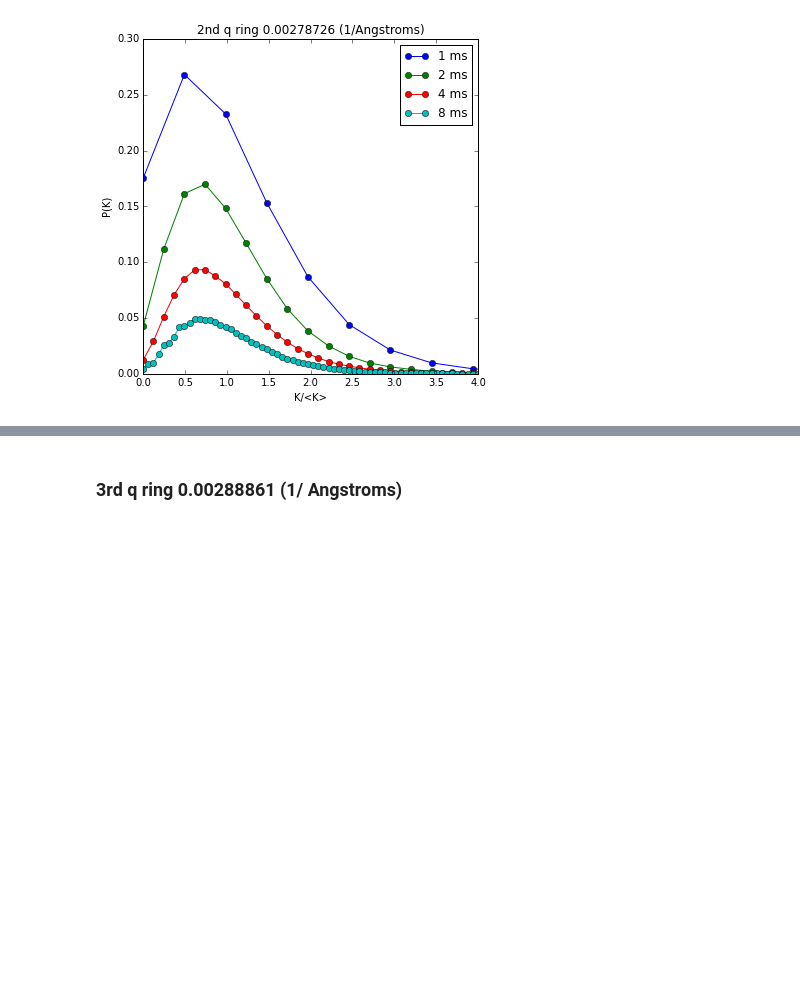
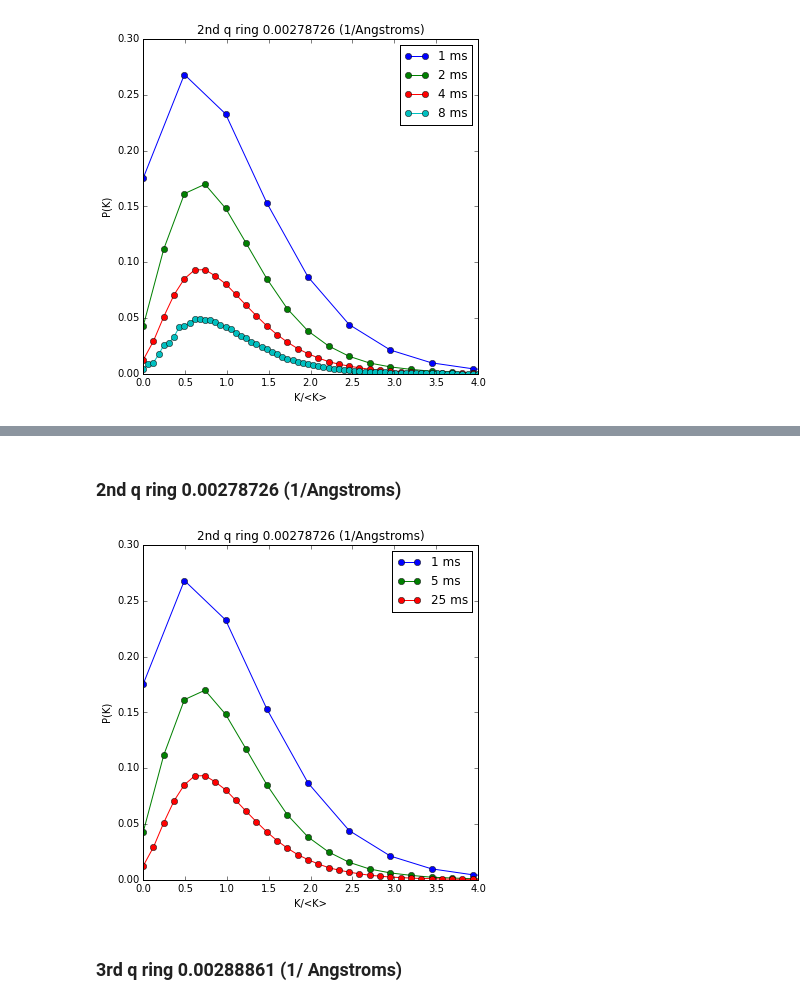
Before and after one commit to scikit-beam/scikit-beam-examples, a Jupyter notebook: demos/speckle/X-ray_Speckle_Visibility_Spectroscopy.ipynb, the cells around one changed output, grey strips where cells are left out. Cells and saved outputs as stored; diff of their text form; code cells hidden in the pictures; blank space fills up the shorter version.

```diff
--- a/demos/speckle/X-ray_Speckle_Visibility_Spectroscopy.ipynb
+++ b/demos/speckle/X-ray_Speckle_Visibility_Spectroscopy.ipynb
@@ -203,3 +247,17 @@ plt.show()
+# %% [markdown]
+### 2nd q ring 0.00278726 (1/Angstroms)
+# %%
+fig, axes = plt.subplots(figsize=(6, 6))
+axes.set_xlabel("K/<K>")
+axes.set_ylabel("P(K)")
+for i in range(3):
+    art, = axes.plot(norm_bin_edges[i, 1][:-1], p_K[i, 1], '-o', label=str(time_steps_5[i])+" ms")
+    axes.legend()
+    axes.set_xlim(0, 4)
+plt.title("2nd q ring 0.00278726 (1/Angstroms)")
+plt.show()
+# %% [output]
+[figure, added]
 # %% [markdown]
 ### 3rd q ring 0.00288861 (1/ Angstroms)
 # %%
```
Also changed, not shown: parts of 20 cells of this notebook.
